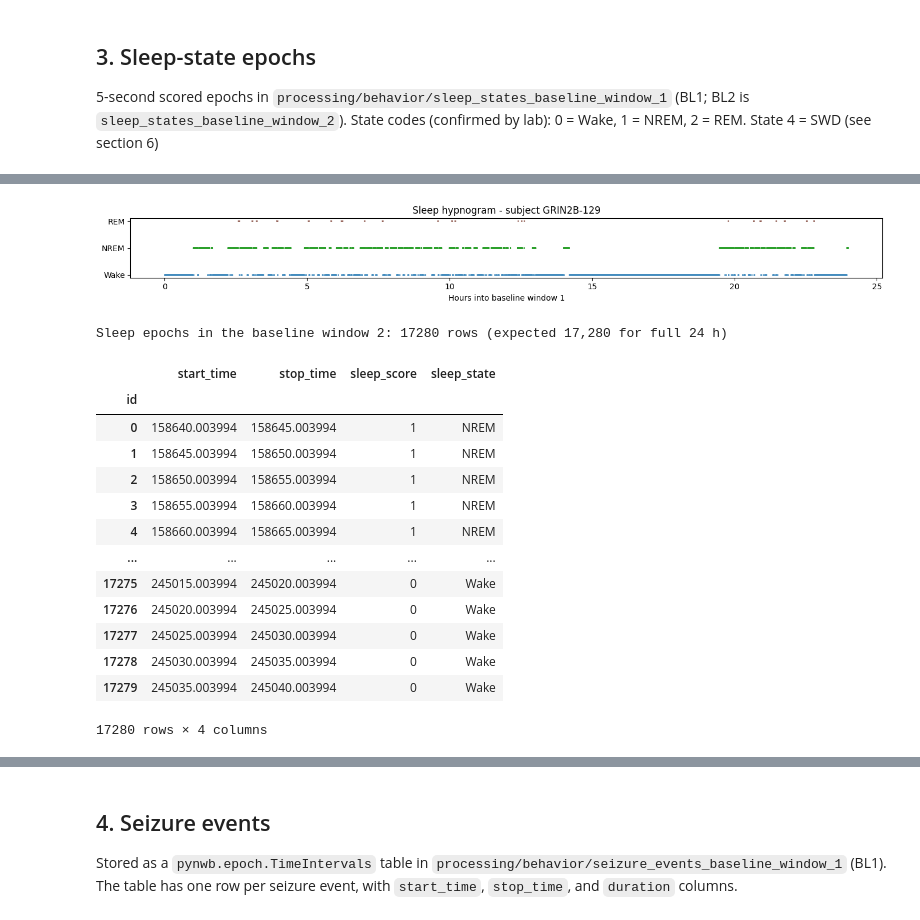
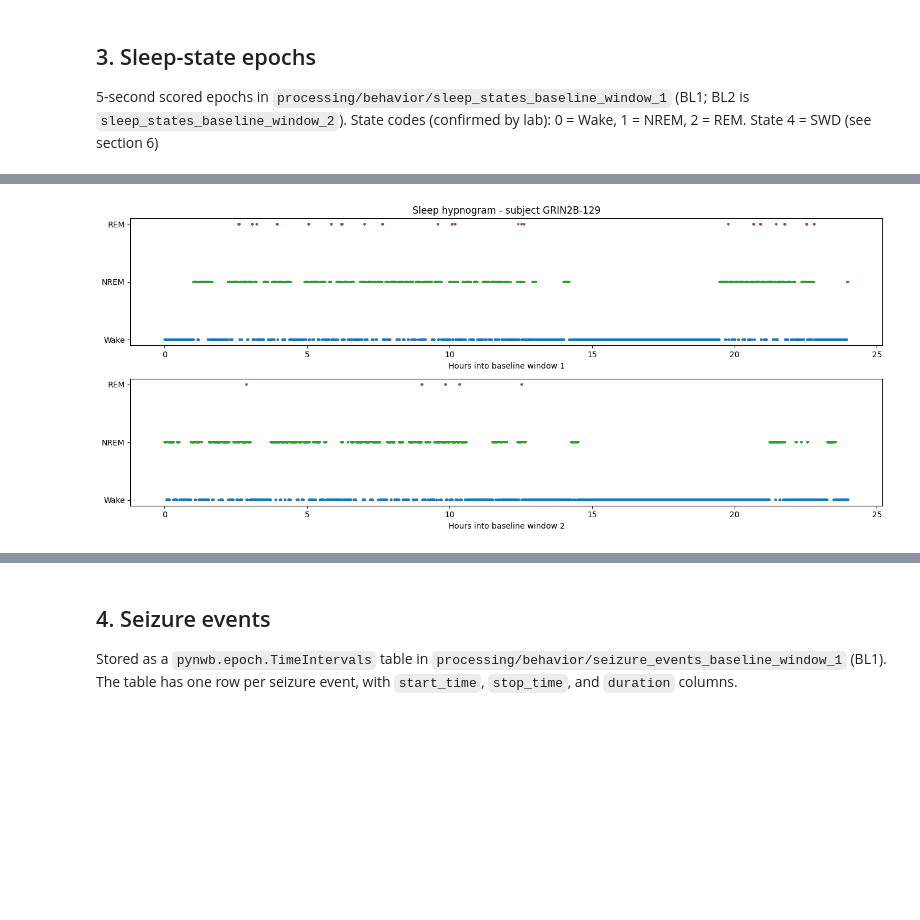
Before and after one commit to catalystneuro/gonzalez-sulser-lab-to-nwb, a Jupyter notebook: notebooks/read_grin2b_nwb.ipynb, the cells around one changed output, grey strips where cells are left out. Cells and saved outputs as stored; diff of their text form; code cells hidden in the pictures; blank space fills up the shorter version.

```diff
--- a/notebooks/read_grin2b_nwb.ipynb
+++ b/notebooks/read_grin2b_nwb.ipynb
@@ -50,4 +50,6 @@ epochs_df = nwb.epochs.to_dataframe()
 print()
 print("Baseline windows 1 and 2 are marked in the NWB epochs table (seconds relative to session_start_time)")
 epochs_df[:]
+bl1_start_time = epochs_df["start_time"][0]
+bl2_start_time = epochs_df["start_time"][1]
 # %% [output]
@@ -182,42 +217,36 @@ Sleep epochs in the baseline window 1: 17280 rows (expected 17,280 for full 24 h
 # %%
 # Sleep hypnogram
 state_labels = {0: "Wake", 1: "NREM", 2: "REM", 4: "SWD"}
 t_mid = (sleep_df_bl1["start_time"] + sleep_df_bl1["stop_time"]) / 2
-hours = (t_mid - epochs_df["start_time"][0]) / 3600  # hours into BL1 window
+hours = (t_mid - bl1_start_time) / 3600  # hours into BL1 window
 
-fig, ax = plt.subplots(figsize=(14, 2))
-ax.scatter(hours, sleep_df_bl1["sleep_score"], s=0.3, c=sleep_df_bl1["sleep_score"],
-           cmap="tab10", vmin=0, vmax=4)
-ax.set_yticks([0, 1, 2])
-ax.set_yticklabels(["Wake", "NREM", "REM"])
-ax.set_xlabel("Hours into baseline window 1")
-ax.set_title(f"Sleep hypnogram - subject {nwb.subject.subject_id}")
+fig, axes = plt.subplots(2, 1, figsize=(14, 6), sharex=True)
+axes[0].scatter(
+    hours,
+    sleep_df_bl1["sleep_score"],
+    s=3,
+    c=sleep_df_bl1["sleep_score"],
+    cmap="tab10",
+    vmin=0,
+    vmax=4,
+)
+axes[0].set_yticks([0, 1, 2])
+axes[0].set_yticklabels(["Wake", "NREM", "REM"])
+axes[0].set_xlabel("Hours into baseline window 1")
+axes[1].scatter(
+    hours,
+    sleep_df_bl2["sleep_score"],
+    s=3,
+    c=sleep_df_bl2["sleep_score"],
+    cmap="tab10",
+    vmin=0,
+    vmax=4,
+)
+axes[1].set_yticks([0, 1, 2])
+axes[1].set_yticklabels(["Wake", "NREM", "REM"])
+axes[1].set_xlabel("Hours into baseline window 2")
+axes[0].set_title(f"Sleep hypnogram - subject {nwb.subject.subject_id}")
 plt.tight_layout()
 plt.show()
 # %% [output]
-[figure, old version]
+[figure, new version]
-# %%
-behavior = nwb.processing["behavior"]
-sleep_baseline_window_2 = behavior["sleep_states_baseline_window_2"]
-sleep_df_bl2 = sleep_baseline_window_2.to_dataframe()
-
-print(
-    f"Sleep epochs in the baseline window 2: {len(sleep_df_bl2)} rows (expected 17,280 for full 24 h)"
-)
-sleep_df_bl2[:]
-# %% [output]
-Sleep epochs in the baseline window 2: 17280 rows (expected 17,280 for full 24 h)
-|  | start_time | stop_time | sleep_score | sleep_state |
-| id |  |  |  |  |
-| 0 | 158640.003994 | 158645.003994 | 1 | NREM |
-| 1 | 158645.003994 | 158650.003994 | 1 | NREM |
-| 2 | 158650.003994 | 158655.003994 | 1 | NREM |
-| 3 | 158655.003994 | 158660.003994 | 1 | NREM |
-| 4 | 158660.003994 | 158665.003994 | 1 | NREM |
-| ... | ... | ... | ... | ... |
-| 17275 | 245015.003994 | 245020.003994 | 0 | Wake |
-| 17276 | 245020.003994 | 245025.003994 | 0 | Wake |
-| 17277 | 245025.003994 | 245030.003994 | 0 | Wake |
-| 17278 | 245030.003994 | 245035.003994 | 0 | Wake |
-| 17279 | 245035.003994 | 245040.003994 | 0 | Wake |
-17280 rows × 4 columns
```
Also changed, not shown: parts of 16 cells of this notebook.
